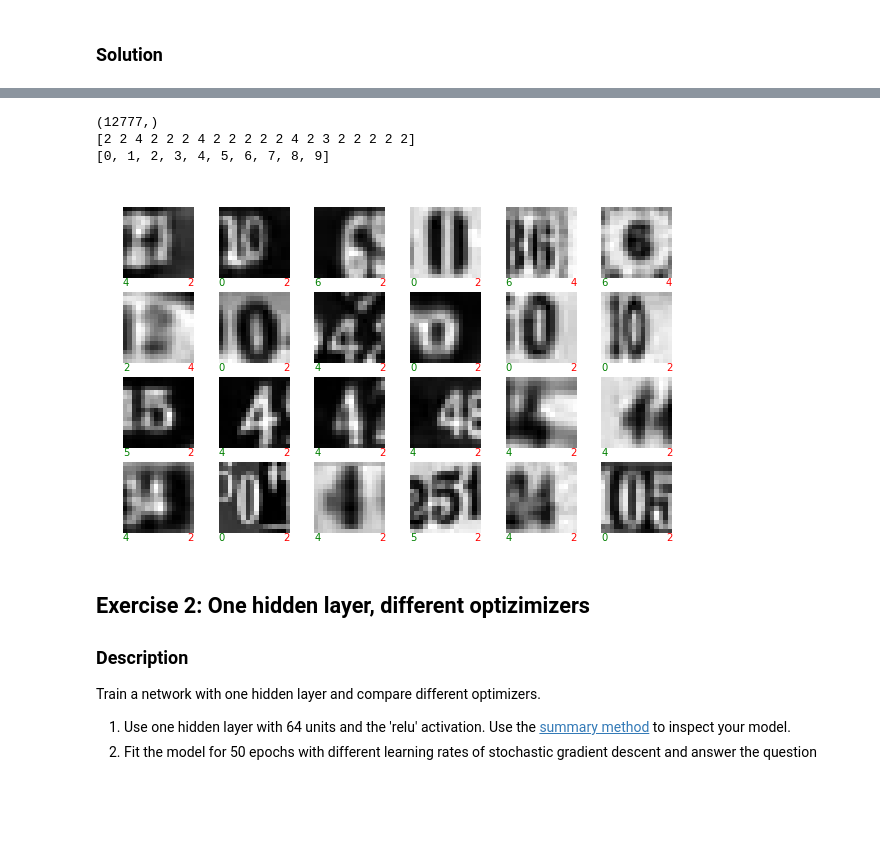
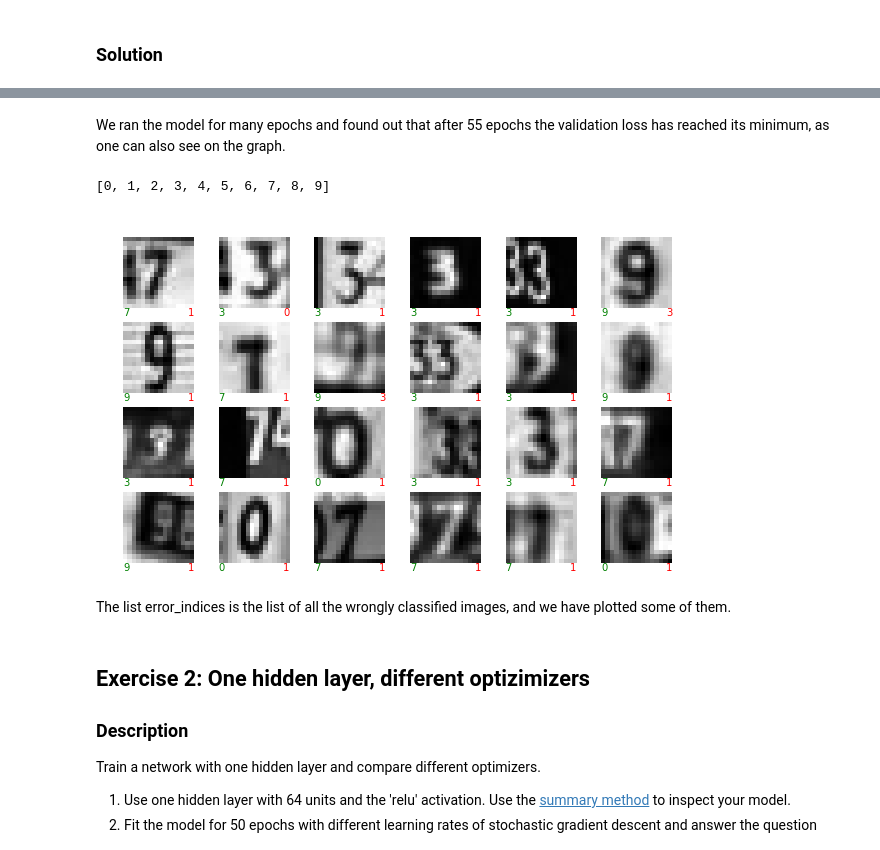
Before and after one commit to BrynjarGlims/ann_project_01, a Jupyter notebook: miniproject1.ipynb, the cells around one changed output, grey strips where cells are left out. Cells and saved outputs as stored; diff of their text form; code cells hidden in the pictures; blank space fills up the shorter version.

```diff
--- a/miniproject1.ipynb
+++ b/miniproject1.ipynb
@@ -224,22 +229,13 @@ Hints:
 # %% [markdown]
 ### Solution
 # %%
-from sklearn.model_selection import train_test_split
-
-X_train, X_val, Y_train, Y_val = train_test_split(x_train, y_train, test_size=0.20, random_state=42)
-
-print(np.shape(x_train))
-
 model = Sequential()
 
-model.add(Dense(5, activation='softmax', input_shape=(X_train.shape[1],)))
+model.add(Dense(5, activation='softmax', input_shape=(x_train.shape[1],)))
 model.compile(loss='categorical_crossentropy',
               optimizer='sgd',
              metrics=['accuracy'])
 print(model.summary())
 
-early_stopping = keras.callbacks.EarlyStopping(monitor='val_loss', min_delta=0.01, patience=12, verbose=1, mode='min')
-
-plot_history(model.fit(X_train, Y_train, epochs=1000, batch_size=128, validation_data=(X_val, Y_val),
-                       callbacks=[early_stopping]), "title")
+plot_history(model.fit(x_train, y_train, epochs=55, batch_size=128, validation_data=(x_test, y_test)), "title")
 # %% [output]
@@ -264,30 +260,30 @@ Epoch 00036: early stopping
+# %% [markdown]
+We ran the model for many epochs and found out that after 55 epochs the validation loss has reached its minimum, as one can also see on the graph.
 # %%
 predictions = model.predict_classes(x_test)
-print(predictions.shape)
-print(predictions[0:20])
 
-def reverse_cat(y):
+def catagorical_to_classes(y):
     y_labels = []
     for label in y:
         y_labels.append(np.argmax(label))
 
     return np.array(y_labels)
 
-y_test_1 = reverse_cat(y_test)
+y_test_1 = catagorical_to_classes(y_test)
 
 error_indices = []
 for index in range(len(y_test)):
     if y_test_1[index] != predictions[index]:
         error_indices.append(index)
 
 print(error_indices[0:10])
 
 plot_some_samples(x_test, y_test, predictions, error_indices, label_mapping = subset_of_classes)
 # %% [output]
-(12777,)
-[2 2 4 2 2 2 4 2 2 2 2 2 4 2 3 2 2 2 2 2]
 [0, 1, 2, 3, 4, 5, 6, 7, 8, 9]
-[figure, old version]
+[figure, new version]
+# %% [markdown]
+The list error_indices is the list of all the wrongly classified images, and we have plotted some of them.
 # %% [markdown]
 ## Exercise 2: One hidden layer, different optizimizers
 ### Description
```
Also changed, not shown: parts of 11 cells of this notebook, 2 other files.
